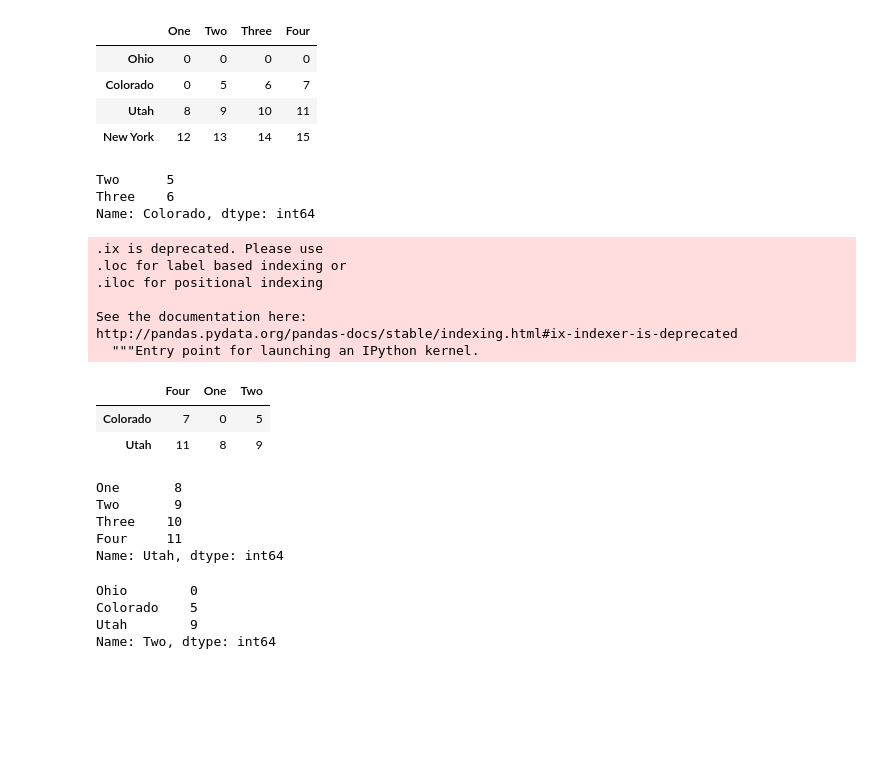
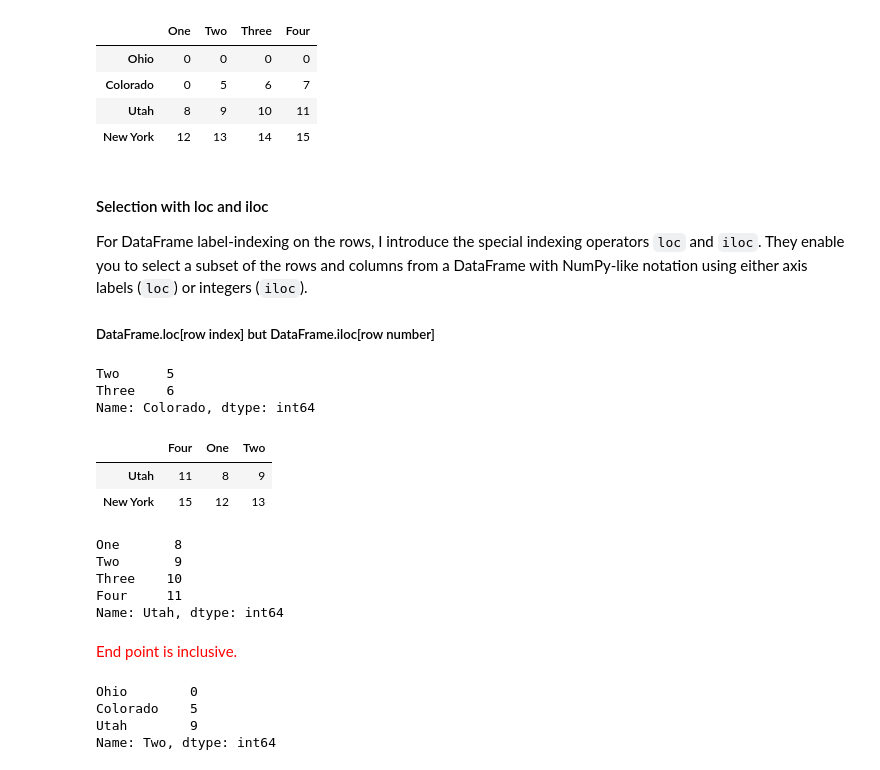
Before and after one commit to LeoUCD/Python_Beginer_For_Statistics, a Jupyter notebook: Getting_Started_with_Pandas.ipynb, the cells around one changed output. Cells and saved outputs as stored; diff of their text form; code cells hidden in the pictures; blank space fills up the shorter version.

Commit message:
adding more to pandas

```diff
--- a/Getting_Started_with_Pandas.ipynb
+++ b/Getting_Started_with_Pandas.ipynb
@@ -751,6 +837,14 @@ data
 | Colorado | 0 | 5 | 6 | 7 |
 | Utah | 8 | 9 | 10 | 11 |
 | New York | 12 | 13 | 14 | 15 |
+# %% [markdown]
+#### Selection with loc and iloc
+For DataFrame label-indexing on the rows, I introduce the special indexing operators
+`loc` and `iloc`. They enable you to select a subset of the rows and columns from a
+DataFrame with NumPy-like notation using either axis labels (`loc`) or integers
+(`iloc`).
+
+##### DataFrame.loc[row index] but DataFrame.iloc[row number]
 # %%
 data.loc['Colorado',['Two','Three']]
 # %% [output]
@@ -758,18 +852,11 @@ Two      5
 Three    6
 Name: Colorado, dtype: int64
 # %%
-data.ix[['Colorado','Utah'],[3,0,1]]
+data.iloc[[2,3],[3,0,1]]
 # %% [output]
-.ix is deprecated. Please use
-.loc for label based indexing or
-.iloc for positional indexing
-
-See the documentation here:
-http://pandas.pydata.org/pandas-docs/stable/indexing.html#ix-indexer-is-deprecated
-  """Entry point for launching an IPython kernel.
 |  | Four | One | Two |
-| Colorado | 7 | 0 | 5 |
 | Utah | 11 | 8 | 9 |
+| New York | 15 | 12 | 13 |
 # %%
 data.iloc[2]
 # %% [output]
@@ -778,6 +865,8 @@ Two       9
 Three    10
 Four     11
 Name: Utah, dtype: int64
+# %% [markdown]
+<font color=red> End point is inclusive.</font>
 # %%
 data.loc[:'Utah','Two']
 # %% [output]
```
Also changed, not shown: parts of 151 cells of this notebook.
